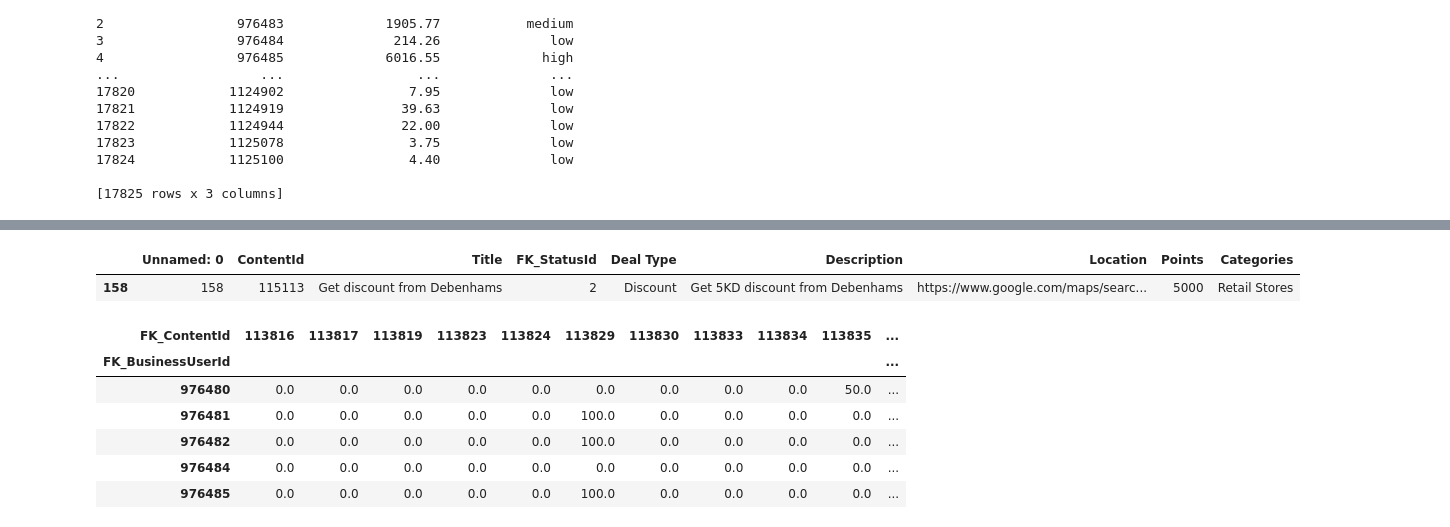
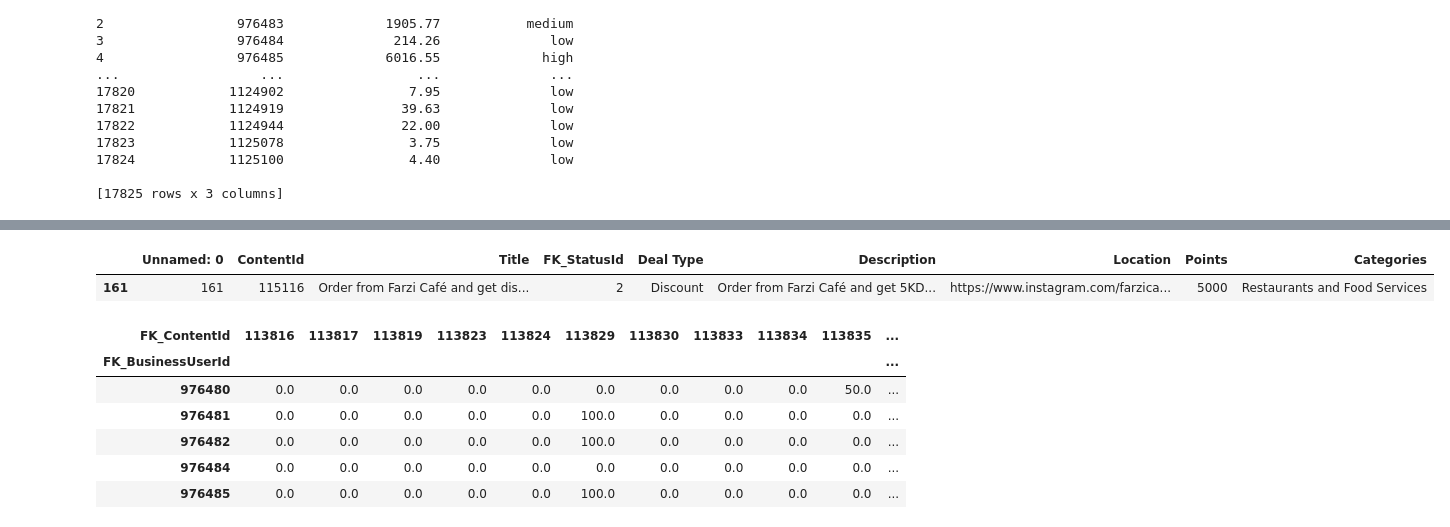
Before and after one commit to DboukAli98/KFHXRelatedAi, a Jupyter notebook: NoteBooks/Model Generation/Model_Reward.ipynb, the cells around one changed output, grey strips where cells are left out. Drawn from its saved outputs; the diff is of its cells as text; code cells hidden in the pictures.

```diff
--- a/NoteBooks/Model Generation/Model_Reward.ipynb
+++ b/NoteBooks/Model Generation/Model_Reward.ipynb
@@ -339,11 +330,11 @@ Content-Based Recommended deal: 115113, Score: 0.40117659237497105, Category: Re
 # %%
-specific_content_id = 115113,
+specific_content_id = 115116,
 result = deals_data[deals_data['ContentId'] == specific_content_id]
 
 result
 # %% [output]
 |  | Unnamed: 0 | ContentId | Title | FK_StatusId | Deal Type | Description | Location | Points | Categories |
-| 158 | 158 | 115113 | Get discount from Debenhams | 2 | Discount | Get 5KD discount from Debenhams | https://www.google.com/maps/searc... | 5000 | Retail Stores |
+| 161 | 161 | 115116 | Order from Farzi Café and get dis... | 2 | Discount | Order from Farzi Café and get 5KD... | https://www.instagram.com/farzica... | 5000 | Restaurants and Food Services |
 # %%
 user_item_matrix = new_user_transaction.pivot_table(index='FK_BusinessUserId',
                                                     columns='FK_ContentId',
```
Also changed, not shown: parts of 6 cells of this notebook.
